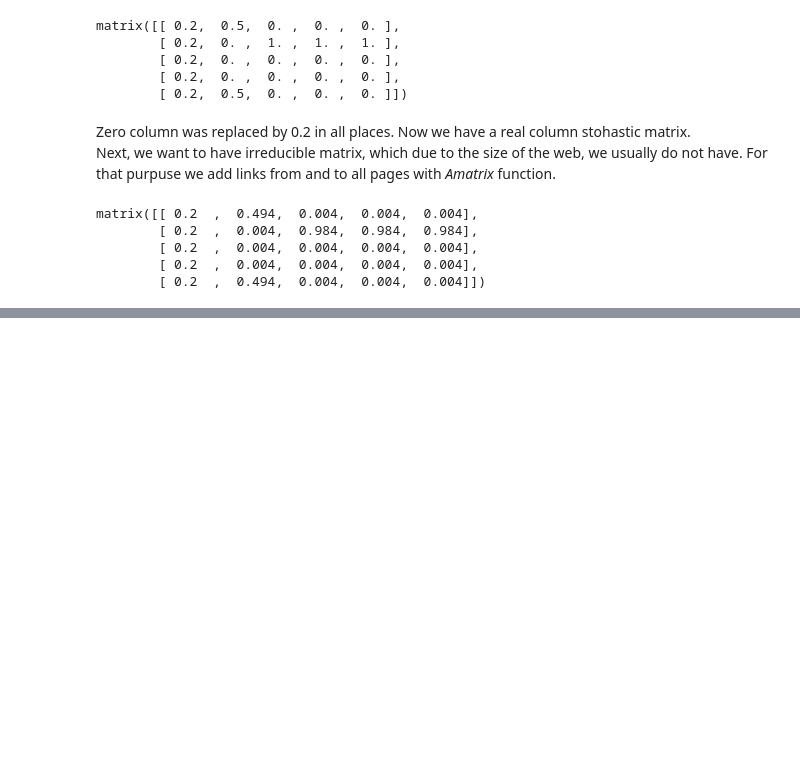
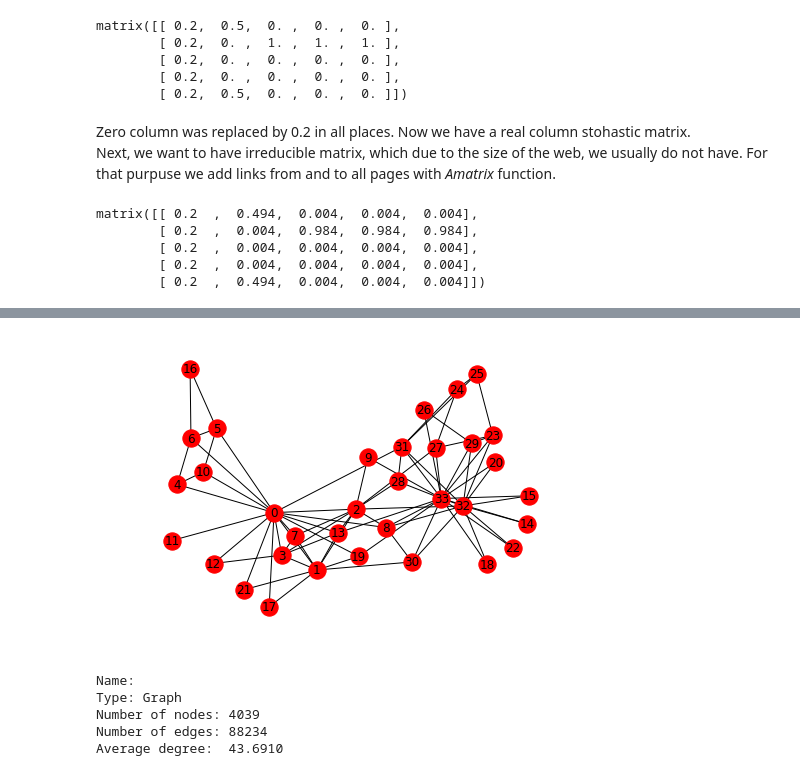
Before and after one commit to anamariostarijas/Katz-centrality-and-Google-s-PageRank, a Jupyter notebook: PageRank_documentation.ipynb, the cells around one changed output, grey strips where cells are left out. Cells and saved outputs as stored; diff of their text form; code cells hidden in the pictures; blank space fills up the shorter version.

```diff
--- a/PageRank_documentation.ipynb
+++ b/PageRank_documentation.ipynb
@@ -245 +244,10 @@ time consumption: 0.013468847170173603 seconds
 0.2490015190994057
+# %%
+# pagerank on bigger network
+O = nx.karate_club_graph()
+nx.draw(O, with_labels=True)
+plt.show()
+#R = nx.adjacency_matrix(T)
+#print(R.todense())
+# %% [output]
+[figure, added]
@@ -245,0 +263,8 @@ time consumption: 0.013468847170173603 seconds
+# %%
+print(nx.info(G_fb))
+# %% [output]
+Name:
+Type: Graph
+Number of nodes: 4039
+Number of edges: 88234
+Average degree:  43.6910
```
Also changed, not shown: parts of 17 cells of this notebook, 5 other files.
